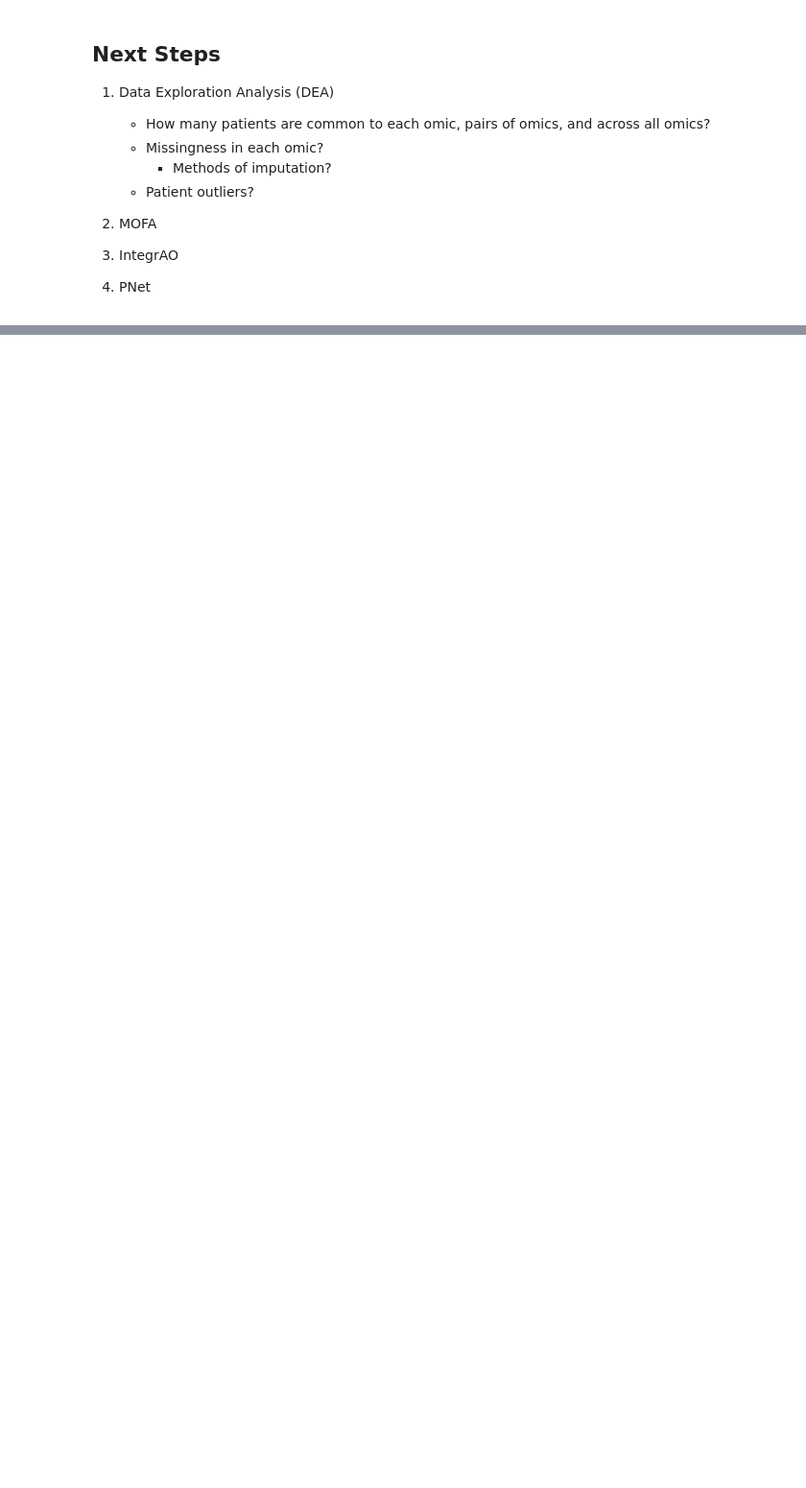
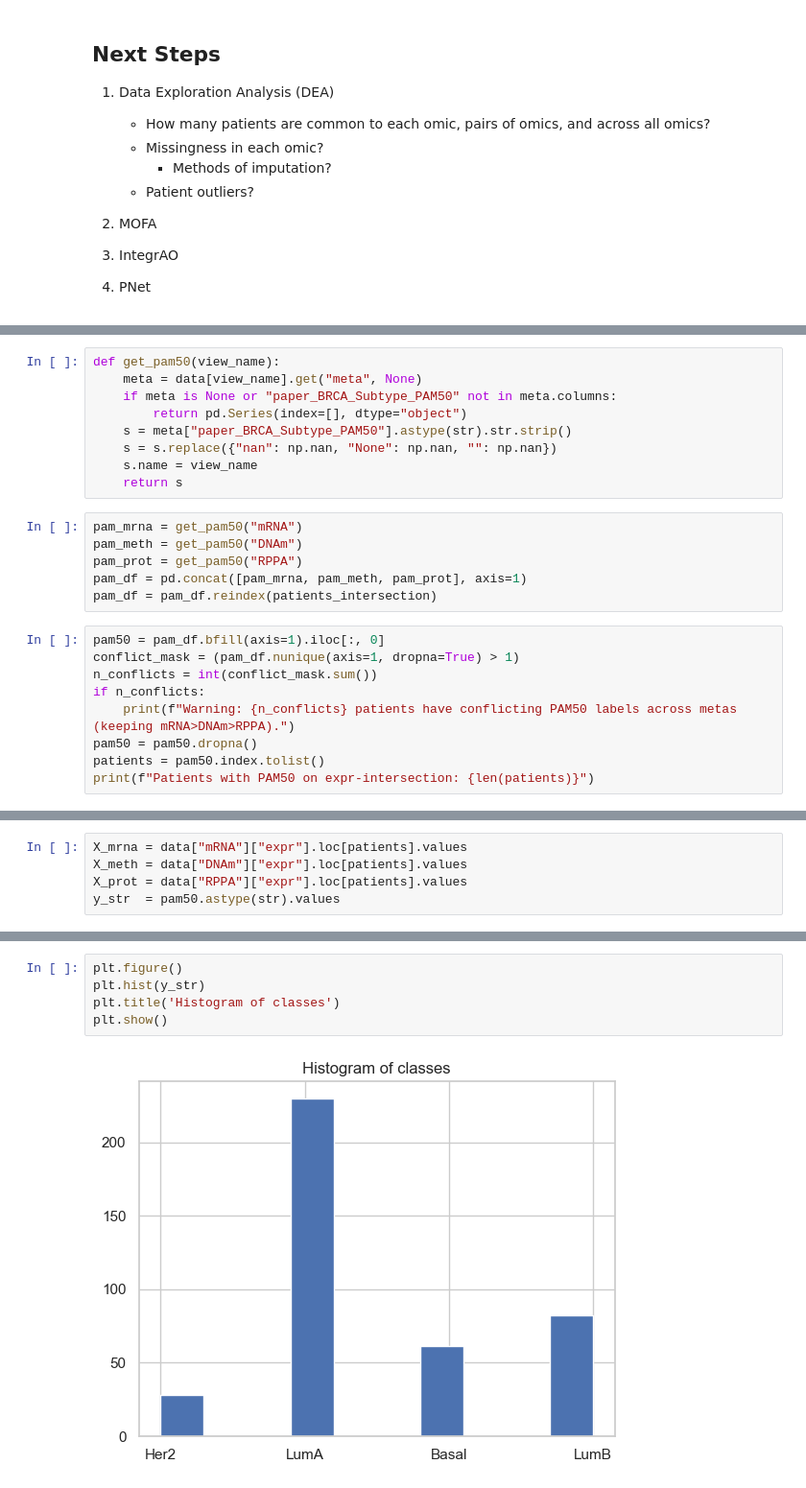
Before and after one commit to MarkoStc/ml_project2, a Jupyter notebook: code/DataExploration.ipynb, the cells around one changed output, grey strips where cells are left out. Shown at 96% size. Cells and saved outputs as stored; diff of their text form; blank space fills up the shorter version.

```diff
--- a/code/DataExploration.ipynb
+++ b/code/DataExploration.ipynb
@@ -154,0 +204,24 @@ plt.show()
+# %%
+def get_pam50(view_name):
+    meta = data[view_name].get("meta", None)
+    if meta is None or "paper_BRCA_Subtype_PAM50" not in meta.columns:
+        return pd.Series(index=[], dtype="object")
+    s = meta["paper_BRCA_Subtype_PAM50"].astype(str).str.strip()
+    s = s.replace({"nan": np.nan, "None": np.nan, "": np.nan})
+    s.name = view_name
+    return s
+# %%
+pam_mrna = get_pam50("mRNA")
+pam_meth = get_pam50("DNAm")
+pam_prot = get_pam50("RPPA")
+pam_df = pd.concat([pam_mrna, pam_meth, pam_prot], axis=1)
+pam_df = pam_df.reindex(patients_intersection)
+# %%
+pam50 = pam_df.bfill(axis=1).iloc[:, 0]
+conflict_mask = (pam_df.nunique(axis=1, dropna=True) > 1)
+n_conflicts = int(conflict_mask.sum())
+if n_conflicts:
+    print(f"Warning: {n_conflicts} patients have conflicting PAM50 labels across metas (keeping mRNA>DNAm>RPPA).")
+pam50 = pam50.dropna()
+patients = pam50.index.tolist()
+print(f"Patients with PAM50 on expr-intersection: {len(patients)}")
@@ -154,0 +230,5 @@ plt.show()
+# %%
+X_mrna = data["mRNA"]["expr"].loc[patients].values
+X_meth = data["DNAm"]["expr"].loc[patients].values
+X_prot = data["RPPA"]["expr"].loc[patients].values
+y_str  = pam50.astype(str).values
@@ -154,0 +249,7 @@ plt.show()
+# %%
+plt.figure()
+plt.hist(y_str)
+plt.title('Histogram of classes')
+plt.show()
+# %% [output]
+[figure, added]
```
Also changed, not shown: parts of 19 cells of this notebook.
